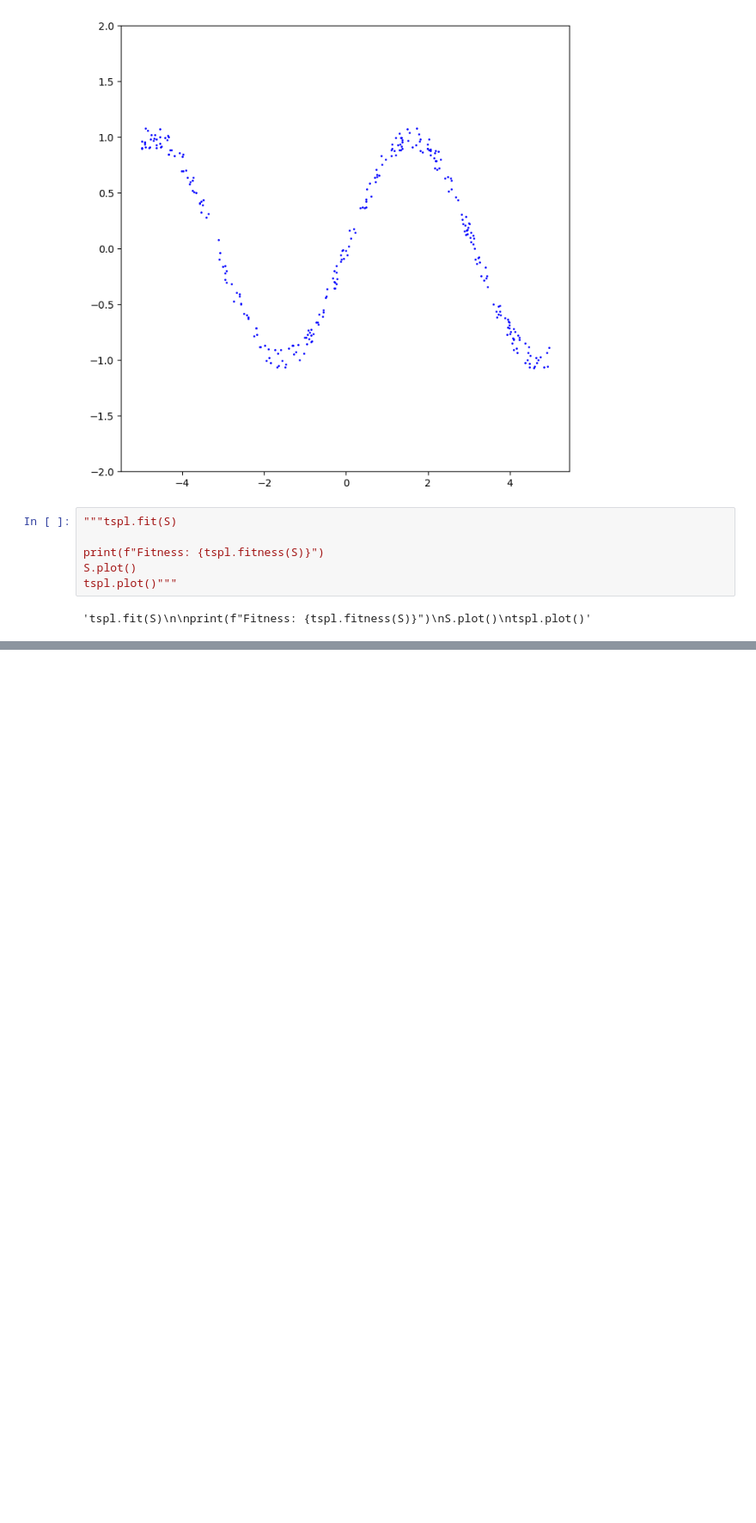
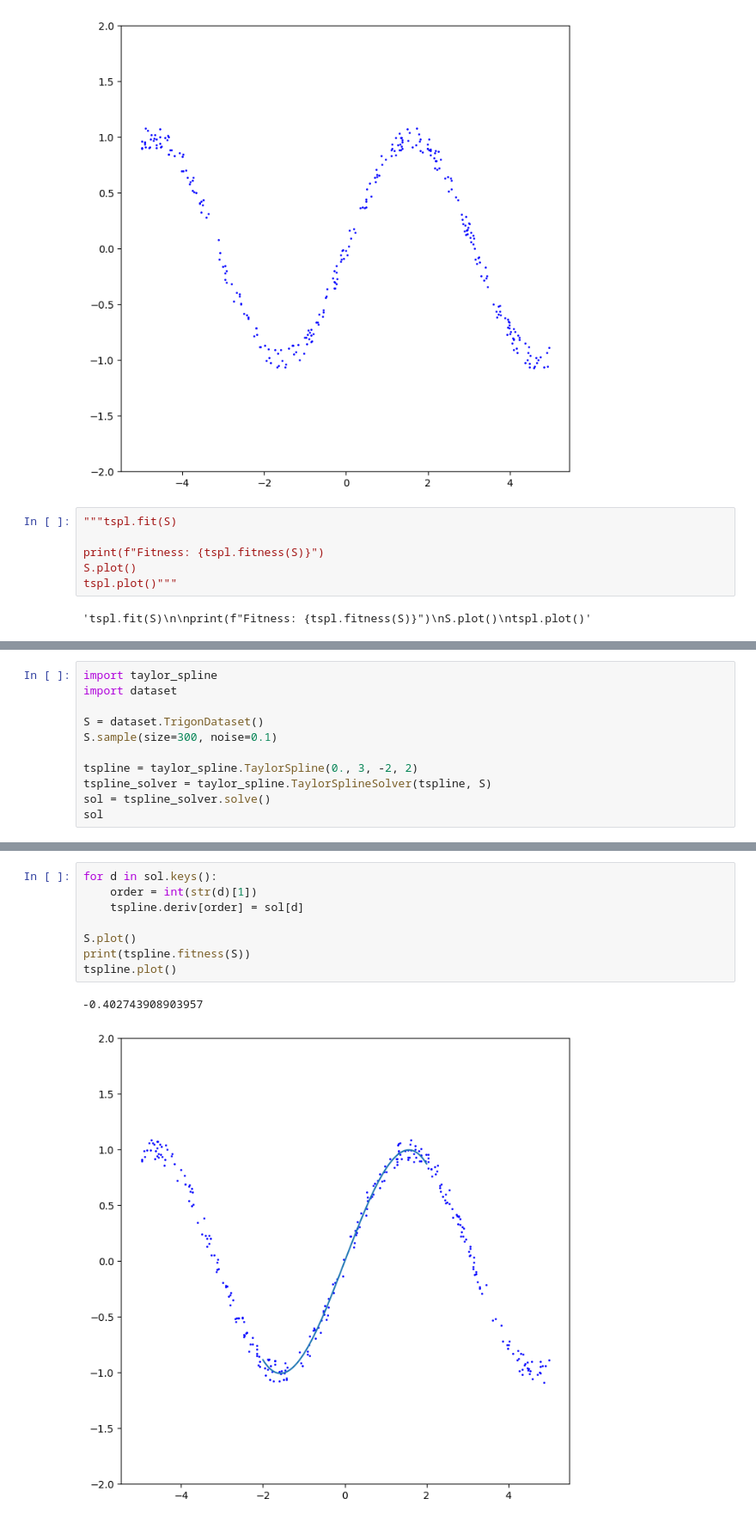
Before and after one commit to AgostinoRizzo/genpro, a Jupyter notebook: symbreg-taylor.ipynb, the cells around one changed output, grey strips where cells are left out. Shown at 86% size. Drawn from its saved outputs; the diff is of its cells as text; blank space fills up the shorter version.

Commit message:
Fit Taylor spline solving a linear system.

```diff
--- a/symbreg-taylor.ipynb
+++ b/symbreg-taylor.ipynb
@@ -62,0 +57,11 @@ plt.show()
+# %%
+import taylor_spline
+import dataset
+
+S = dataset.TrigonDataset()
+S.sample(size=300, noise=0.1)
+
+tspline = taylor_spline.TaylorSpline(0., 3, -2, 2)
+tspline_solver = taylor_spline.TaylorSplineSolver(tspline, S)
+sol = tspline_solver.solve()
+sol
@@ -62,0 +76,11 @@ plt.show()
+# %%
+for d in sol.keys():
+    order = int(str(d)[1])
+    tspline.deriv[order] = sol[d]
+
+S.plot()
+print(tspline.fitness(S))
+tspline.plot()
+# %% [output]
+-0.402743908903957
+[figure, added]
```
Also changed, not shown: parts of 3 cells of this notebook, 1 other file.
